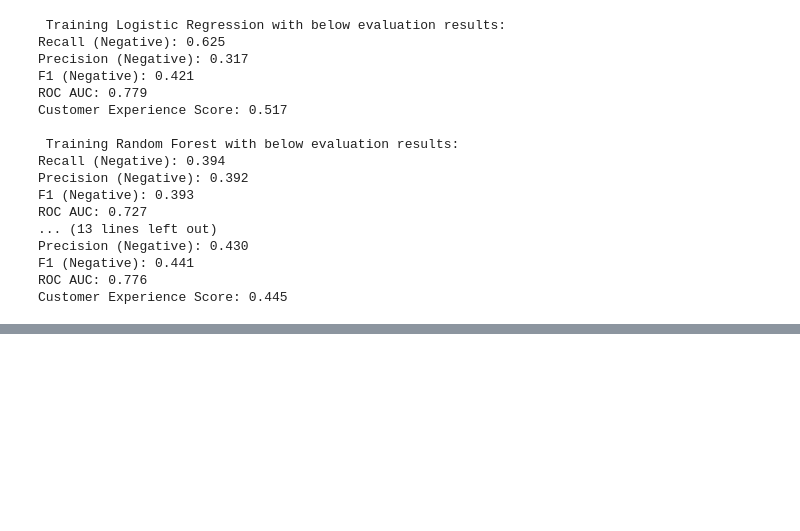
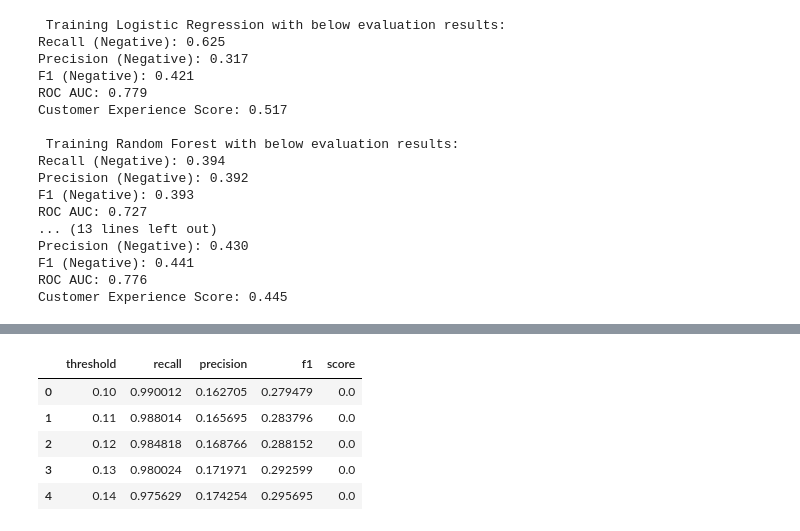
Before and after one commit to Z-ingdotnet/NLP_Tripadvisor_Python, a Jupyter notebook: Sentiment_analysis.ipynb, the cells around one changed output, grey strips where cells are left out. Cells and saved outputs as stored; diff of their text form; code cells hidden in the pictures; blank space fills up the shorter version.

```diff
--- a/Sentiment_analysis.ipynb
+++ b/Sentiment_analysis.ipynb
@@ -824,0 +927,9 @@ Customer Experience Score: 0.445
+# %%
+threshold_results.head(5)
+# %% [output]
+|  | threshold | recall | precision | f1 | score |
+| 0 | 0.10 | 0.990012 | 0.162705 | 0.279479 | 0.0 |
+| 1 | 0.11 | 0.988014 | 0.165695 | 0.283796 | 0.0 |
+| 2 | 0.12 | 0.984818 | 0.168766 | 0.288152 | 0.0 |
+| 3 | 0.13 | 0.980024 | 0.171971 | 0.292599 | 0.0 |
+| 4 | 0.14 | 0.975629 | 0.174254 | 0.295695 | 0.0 |
```
Also changed, not shown: parts of 2 cells of this notebook.
